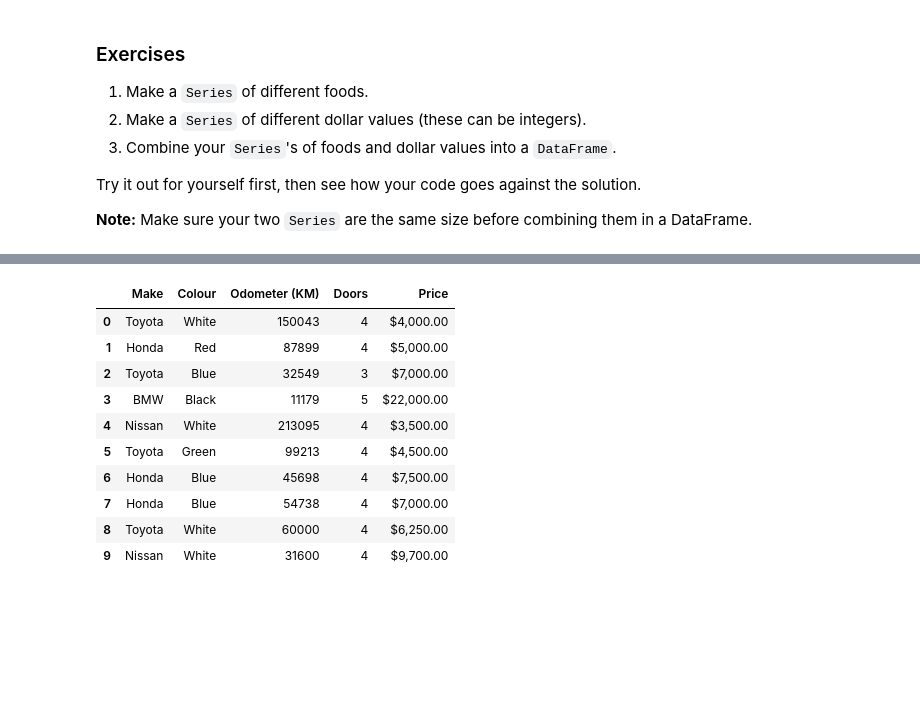
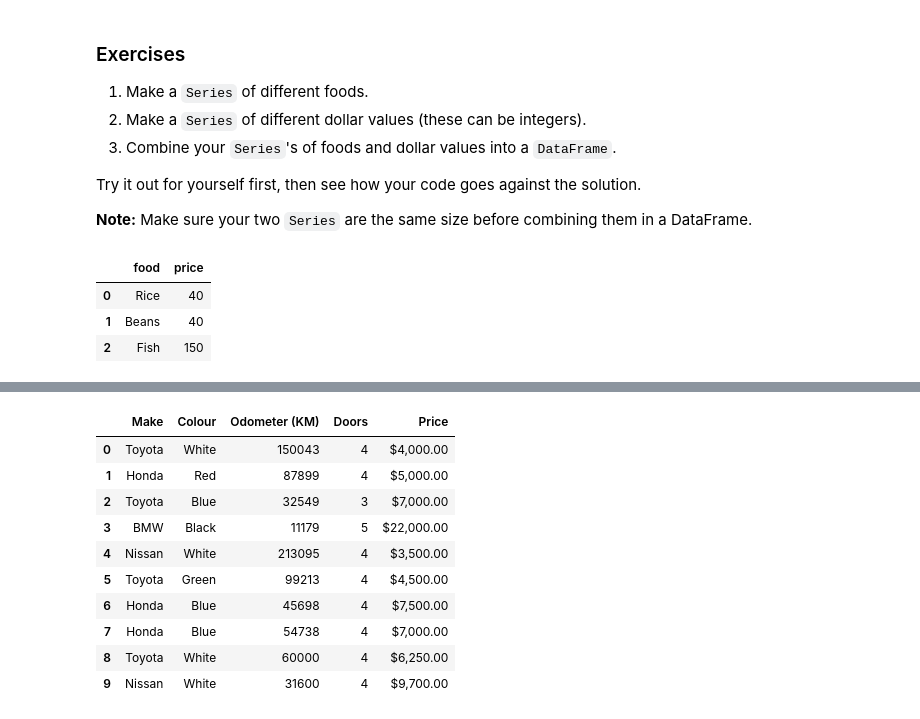
Before and after one commit to Hastycodea/RealDjango, a Jupyter notebook: introduction-to-pandas.ipynb, the cells around one changed output, grey strips where cells are left out. Cells and saved outputs as stored; diff of their text form; code cells hidden in the pictures; blank space fills up the shorter version.

```diff
--- a/introduction-to-pandas.ipynb
+++ b/introduction-to-pandas.ipynb
@@ -136,2 +134,16 @@ Try it out for yourself first, then see how your code goes against the solution.
+# %%
+# Your code here
+food = pd.Series(['Rice', 'Beans', 'Fish'])
+amount = pd.Series([40, 40, 150])
+menu = pd.DataFrame({
+    'food':food,
+    'price':amount,
+})
+menu
+# %% [output]
+|  | food | price |
+| 0 | Rice | 40 |
+| 1 | Beans | 40 |
+| 2 | Fish | 150 |
 # %%
 # Example solution
```
Also changed, not shown: parts of 5 cells of this notebook, 3 other files.
